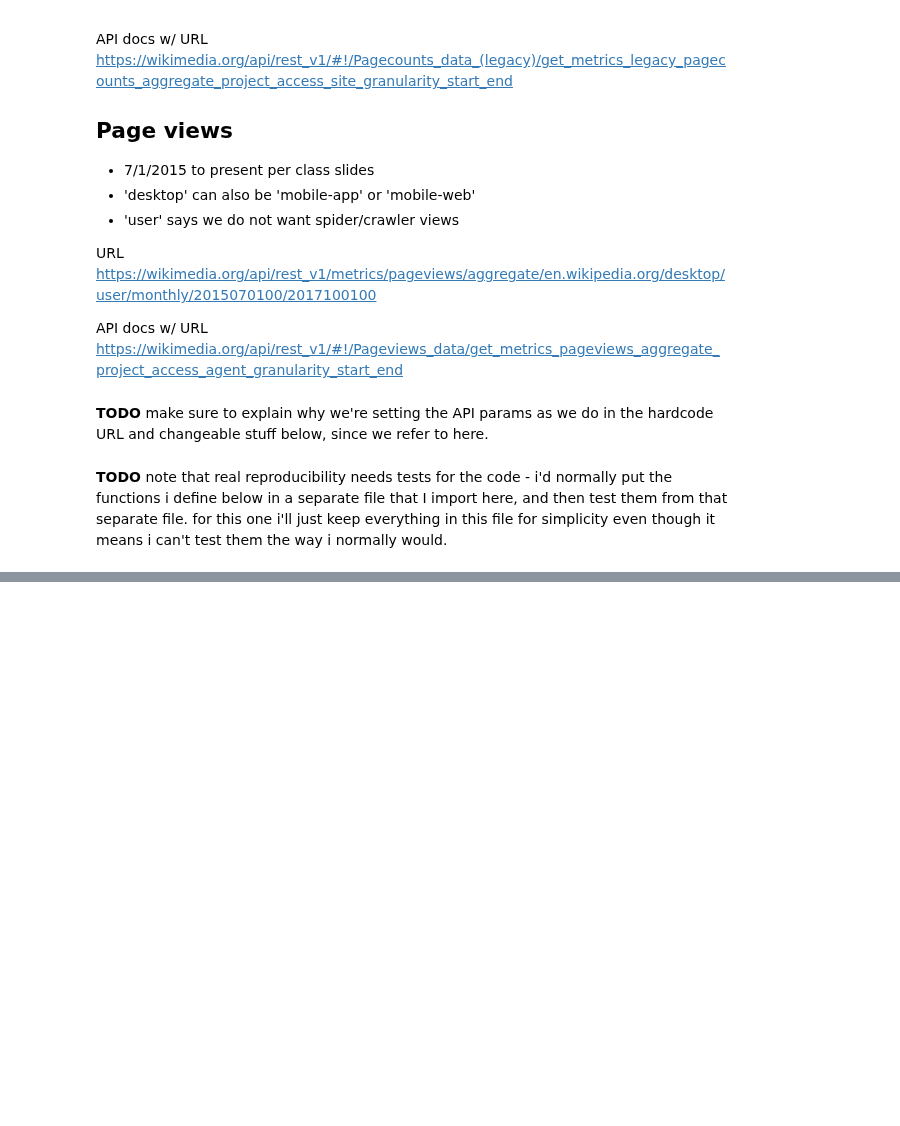
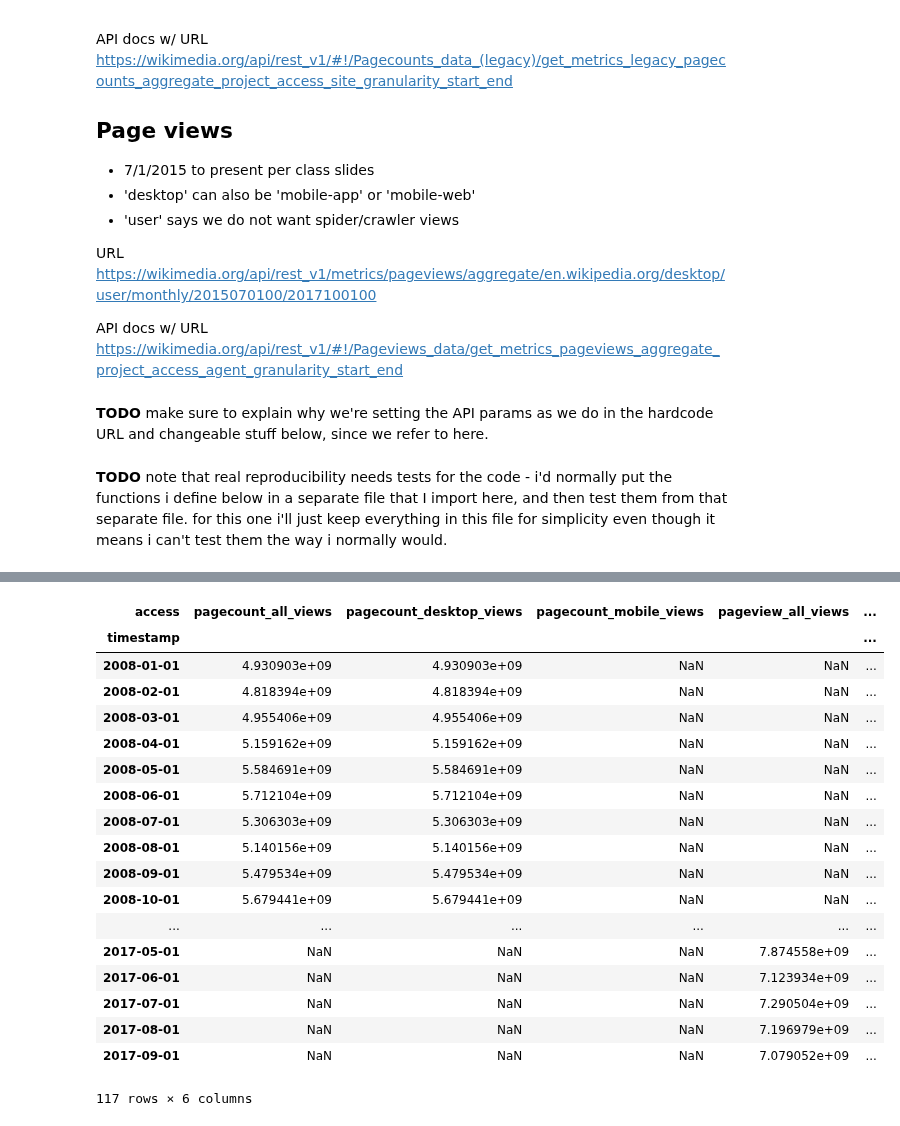
Before and after one commit to aenfield/Data512, a Jupyter notebook: a1_datacuration/EnfieldAndrew-A1.ipynb, the cells around one changed output, grey strips where cells are left out. Drawn from its saved outputs; the diff is of its cells as text; code cells hidden in the pictures; blank space fills up the shorter version.

```diff
--- a/a1_datacuration/EnfieldAndrew-A1.ipynb
+++ b/a1_datacuration/EnfieldAndrew-A1.ipynb
@@ -315,0 +243,22 @@ j
+# %%
+all_data_wide
+# %% [output]
+| access | pagecount_all_views | pagecount_desktop_views | pagecount_mobile_views | pageview_all_views | ... |
+| timestamp |  |  |  |  | ... |
+| 2008-01-01 | 4.930903e+09 | 4.930903e+09 | NaN | NaN | ... |
+| 2008-02-01 | 4.818394e+09 | 4.818394e+09 | NaN | NaN | ... |
+| 2008-03-01 | 4.955406e+09 | 4.955406e+09 | NaN | NaN | ... |
+| 2008-04-01 | 5.159162e+09 | 5.159162e+09 | NaN | NaN | ... |
+| 2008-05-01 | 5.584691e+09 | 5.584691e+09 | NaN | NaN | ... |
+| 2008-06-01 | 5.712104e+09 | 5.712104e+09 | NaN | NaN | ... |
+| 2008-07-01 | 5.306303e+09 | 5.306303e+09 | NaN | NaN | ... |
+| 2008-08-01 | 5.140156e+09 | 5.140156e+09 | NaN | NaN | ... |
+| 2008-09-01 | 5.479534e+09 | 5.479534e+09 | NaN | NaN | ... |
+| 2008-10-01 | 5.679441e+09 | 5.679441e+09 | NaN | NaN | ... |
+| ... | ... | ... | ... | ... | ... |
+| 2017-05-01 | NaN | NaN | NaN | 7.874558e+09 | ... |
+| 2017-06-01 | NaN | NaN | NaN | 7.123934e+09 | ... |
+| 2017-07-01 | NaN | NaN | NaN | 7.290504e+09 | ... |
+| 2017-08-01 | NaN | NaN | NaN | 7.196979e+09 | ... |
+| 2017-09-01 | NaN | NaN | NaN | 7.079052e+09 | ... |
+117 rows × 6 columns
```
Also changed, not shown: parts of 41 cells of this notebook, 2 other files.
